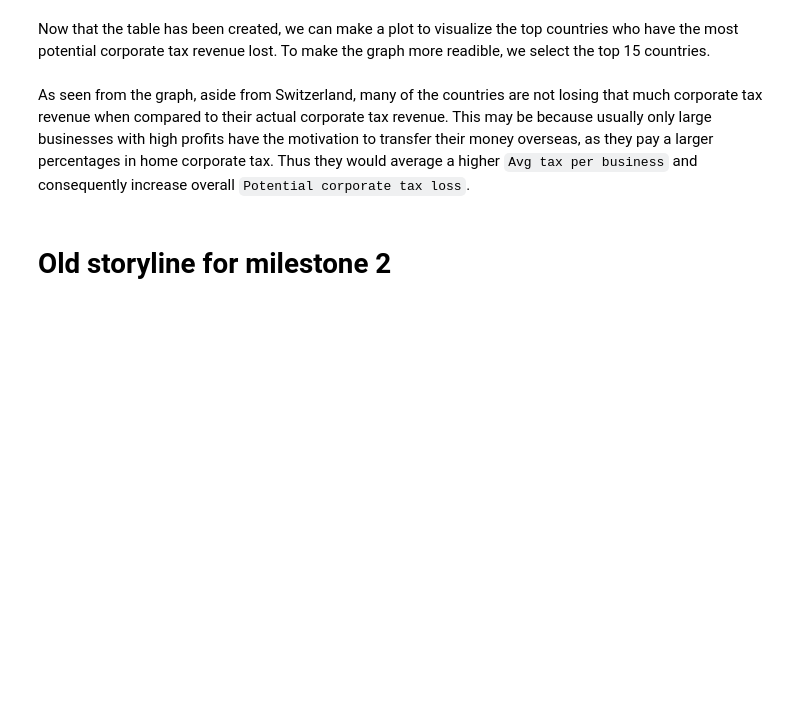
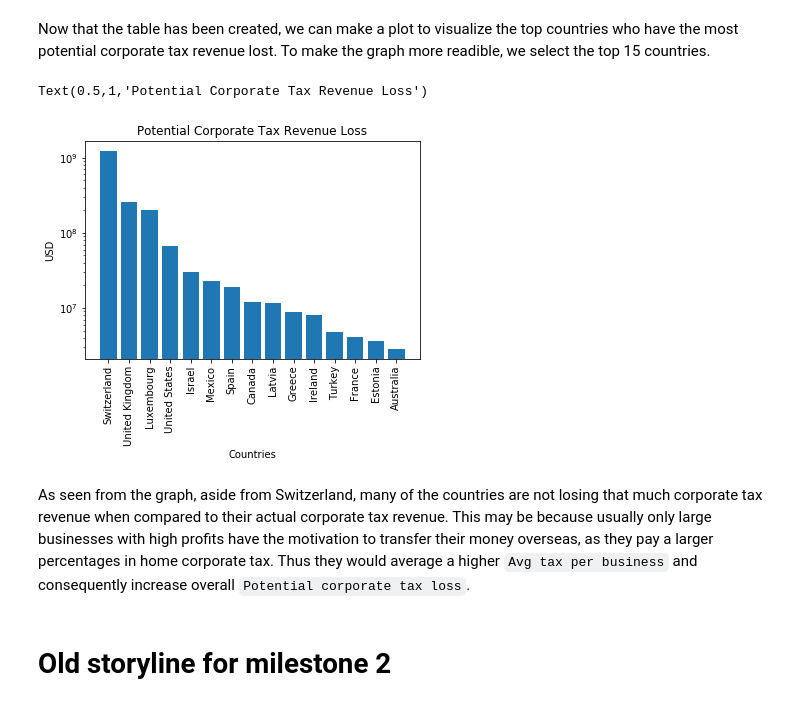
Before and after one commit to eddieshengyuwang/project_ada_akbar, a Jupyter notebook: main.ipynb, the cells around one changed output. Cells and saved outputs as stored; diff of their text form; code cells hidden in the pictures; blank space fills up the shorter version.

```diff
--- a/main.ipynb
+++ b/main.ipynb
@@ -1381,10 +1581,14 @@ Now that the table has been created, we can make a plot to visualize the top cou
 # %%
 m3.sort_values(['Potential Tax Lost'], inplace=True, ascending=False)
 plt.bar(m3.Location[:15], m3['Potential Tax Lost'][:15])
 plt.xticks(rotation=90)
 plt.ylabel('USD')
 plt.xlabel('Countries')
+plt.yscale('log')
 plt.title('Potential Corporate Tax Revenue Loss')
+# %% [output]
+Text(0.5,1,'Potential Corporate Tax Revenue Loss')
+[figure, added]
 # %% [markdown]
 As seen from the graph, aside from Switzerland, many of the countries are not losing that much corporate tax revenue when compared to their actual corporate tax revenue. This may be because usually only large businesses with high profits have the motivation to transfer their money overseas, as they pay a larger percentages in home corporate tax. Thus they would average a higher `Avg tax per business` and consequently increase overall `Potential corporate tax loss`.
 # %% [markdown]
```
Also changed, not shown: parts of 33 cells of this notebook.
